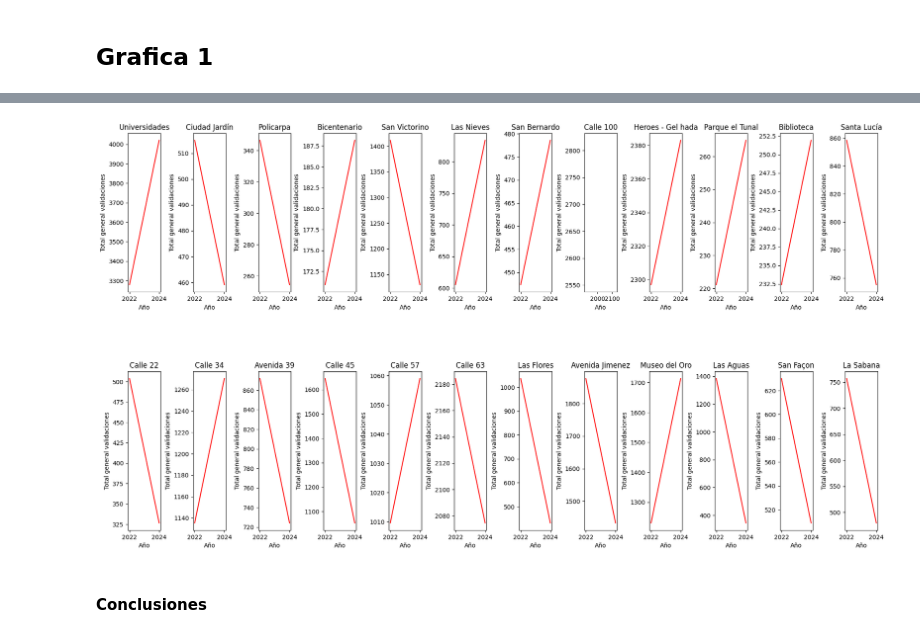
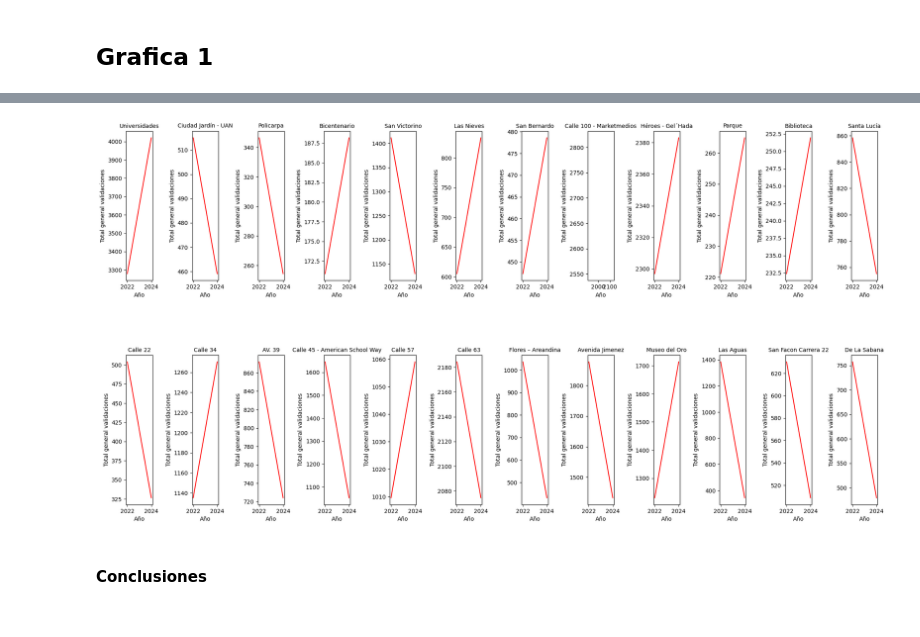
Before and after one commit to cccastanedaa/Analisis_Validaciones_Estaciones, a Jupyter notebook: Proyecto_Final_V2.ipynb, the cells around one changed output, grey strips where cells are left out. Cells and saved outputs as stored; diff of their text form; code cells hidden in the pictures.

```diff
--- a/Proyecto_Final_V2.ipynb
+++ b/Proyecto_Final_V2.ipynb
@@ -635,4 +736,0 @@ df_validaciones['Nombre Estación'] = df_validaciones['Nombre Estación'].mask(d
-# %%
-df_validaciones['Nombre Estación'] = df_validaciones['Nombre Estación'].mask(df_validaciones['Nombre Estación'] == 'Heroes', 'Heroes - Gel hada')
-# %%
-df_validaciones['Nombre Estación'] = df_validaciones['Nombre Estación'].mask(df_validaciones['Nombre Estación'] == 'Carrera 22', 'San Façon')
@@ -639,2 +753,14 @@ df_validaciones['Nombre Estación'] = df_validaciones['Nombre Estación'].mask(d
+# %%
+df_validaciones['Nombre Estación'] = df_validaciones['Nombre Estación'].mask(df_validaciones['Nombre Estación'] == 'SAN VICTORINO - NEOS CENTRO', 'San Victorino')
+df_validaciones['Nombre Estación'] = df_validaciones['Nombre Estación'].mask(df_validaciones['Nombre Estación'] == 'Calle 45', 'Calle 45 - American School Way')
+df_validaciones['Nombre Estación'] = df_validaciones['Nombre Estación'].mask(df_validaciones['Nombre Estación'] == 'Las Flores', 'Flores – Areandina')
+df_validaciones['Nombre Estación'] = df_validaciones['Nombre Estación'].mask(df_validaciones['Nombre Estación'] == 'Avenida 39', 'AV. 39')
+df_validaciones['Nombre Estación'] = df_validaciones['Nombre Estación'].mask(df_validaciones['Nombre Estación'] == 'Heroes - Gel hada', 'Héroes - Gel´Hada')
+df_validaciones['Nombre Estación'] = df_validaciones['Nombre Estación'].mask(df_validaciones['Nombre Estación'] == 'Heroes', 'Héroes - Gel´Hada')
+df_validaciones['Nombre Estación'] = df_validaciones['Nombre Estación'].mask(df_validaciones['Nombre Estación'] == 'Carrera 22', 'San Facon Carrera 22')
+df_validaciones['Nombre Estación'] = df_validaciones['Nombre Estación'].mask(df_validaciones['Nombre Estación'] == 'Parque el Tunal', 'Parque')
+df_validaciones['Nombre Estación'] = df_validaciones['Nombre Estación'].mask(df_validaciones['Nombre Estación'] == 'Calle 100', 'Calle 100 - Marketmedios')
+df_validaciones['Nombre Estación'] = df_validaciones['Nombre Estación'].mask(df_validaciones['Nombre Estación'] == 'La Sabana', 'De La Sabana')
+df_validaciones['Nombre Estación'] = df_validaciones['Nombre Estación'].mask(df_validaciones['Nombre Estación'] == 'Ciudad Jardín', 'Ciudad Jardín - UAN')
 # %%
 df_filtrado = df_validaciones.loc[
@@ -730,40 +856,40 @@ num_filas = 2
 num_cols = (len(estaciones) + 1) // 2
 
 # Crear la figura con múltiples subplots
-fig, axes = plt.subplots(nrows=num_filas, ncols=num_cols, figsize=(22.5, 12))
+fig, axes = plt.subplots(nrows=num_filas, ncols=num_cols, figsize=(24, 12))
 
 # Iterar sobre las estaciones y graficar cada una en un subplot
 for i, estacion in enumerate(estaciones):
     row = i // num_cols
     col = i % num_cols
 
     # Filtrar los datos para la estación actual
     datos_estacion = df_filtrado[df_filtrado['Nombre Estación'] == estacion]
 
     # Calcular la dirección de la tendencia
     tendencia = datos_estacion.groupby('Año')['Total general validaciones'].mean().diff().fillna(0)
 
     # Asignar colores a las tendencias ascendentes y descendentes
     color = []
     for valor in tendencia:
         if valor > 0:
             color.append('blue')
         else:
             color.append('red')
 
     # Graficar la línea para la estación actual con colores diferenciados
     datos_estacion.groupby('Año')['Total general validaciones'].mean().plot(kind='line', ax=axes[row, col], color=color)
-    axes[row, col].set_title(f"{estacion}")
+    axes[row, col].set_title(f"{estacion}", fontsize = 10)
     axes[row, col].set_xlabel('Año')
     axes[row, col].set_ylabel('Total general validaciones')
 
 # Ajustar el espaciado entre subplots
-plt.subplots_adjust(wspace=1, hspace=0.5)
+plt.subplots_adjust(wspace=1.5, hspace=0.5)
 
 # Mostrar el gráfico
 plt.show()
 # %% [output]
-[figure, old version]
+[figure, new version]
 # %% [markdown]
 #### Conclusiones ####
 # %% [markdown]
```
Also changed, not shown: parts of 40 cells of this notebook.
